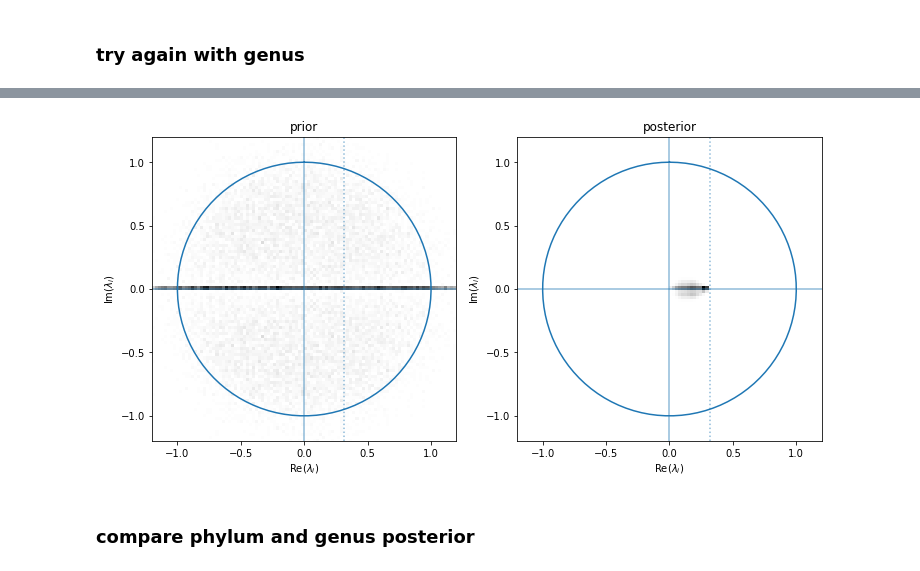
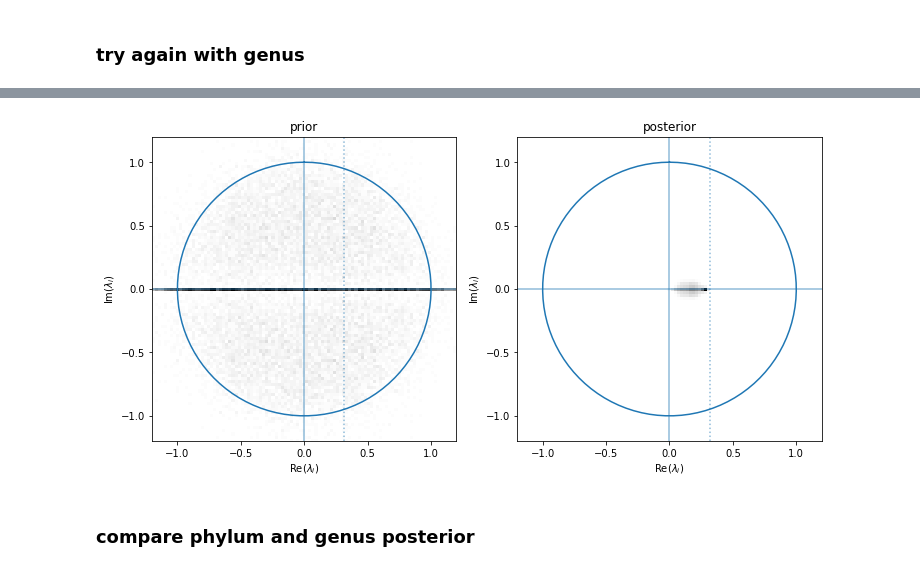
Before and after one commit to gregbritten/ecological_stability, a Jupyter notebook: py_code/null_eigenvalue_distributions.ipynb, the cells around one changed output, grey strips where cells are left out. Saved outputs shown, nothing was run; the diff lists cells and outputs as text; code cells hidden in the pictures.

```diff
--- a/py_code/null_eigenvalue_distributions.ipynb
+++ b/py_code/null_eigenvalue_distributions.ipynb
@@ -36,7 +36,7 @@ None
 histogram of distribution
 # %%
 niter = 50
-bin_edges = np.linspace(-1.2, 1.2, 101)
+bin_edges = np.linspace(-1.2, 1.2, 100)
 bin_centers = 0.5*(bin_edges[1:]+bin_edges[:-1])
 hist = np.zeros((bin_edges.size-1,bin_edges.size-1))
 
@@ -47,7 +47,7 @@ for p in ps:
         hist += np.histogram2d(x=eig.real/sqrt_p, y=eig.imag/sqrt_p, bins=(bin_edges,bin_edges))[0]
 
 fig, ax = plt.subplots(subplot_kw={'aspect':1.0}, figsize=(12,12))
-ax.pcolormesh(bin_centers, bin_centers, hist.T, cmap=plt.get_cmap('gray_r'))
+ax.pcolormesh(bin_edges, bin_edges, hist.T, cmap=plt.get_cmap('gray_r'))
 ax.plot(x_circ, y_circ)
 ax.set(xlabel='Re($\lambda_i$)', ylabel='Im($\lambda_i$)')
 None
@@ -156,7 +157,7 @@ and Rhat is the potential scale reduction factor on split chains (at
 convergence, Rhat=1).
 # %%
 niter = 2000
-bin_edges = np.linspace(-1.2, 1.2, 101)
+bin_edges = np.linspace(-1.2, 1.2, 100)
 bin_centers = 0.5*(bin_edges[1:]+bin_edges[:-1])
 hist_prior = np.zeros((bin_edges.size-1,bin_edges.size-1))
 hist_posterior = np.zeros((bin_edges.size-1,bin_edges.size-1))
@@ -238,33 +239,33 @@ and Rhat is the potential scale reduction factor on split chains (at
 convergence, Rhat=1).
 # %%
 niter = 2000
-bin_edges = np.linspace(-1.2, 1.2, 101)
+bin_edges = np.linspace(-1.2, 1.2, 100)
 bin_centers = 0.5*(bin_edges[1:]+bin_edges[:-1])
 hist_gen_prior = np.zeros((bin_edges.size-1,bin_edges.size-1))
 hist_gen_posterior = np.zeros((bin_edges.size-1,bin_edges.size-1))
 
 sqrt_p = np.sqrt(p)
 for i in range(niter):
     eig = np.linalg.eigvals(np.random.normal(size=(p,p), loc=phi_mu, scale=phi_sigma))
     hist_gen_prior += np.histogram2d(x=eig.real/sqrt_p, y=eig.imag/sqrt_p, bins=(bin_edges,bin_edges))[0]
 
 for i in range(mcmc_gen['PHI'].shape[0]):
     eig = np.linalg.eigvals(mcmc_gen['PHI'][i,:,:])
     hist_gen_posterior += np.histogram2d(x=eig.real/sqrt_p, y=eig.imag/sqrt_p, bins=(bin_edges,bin_edges))[0]
 
 fig, axs = plt.subplots(ncols=2, subplot_kw={'aspect':1.0}, figsize=(12,6))
 axs[0].pcolormesh(bin_edges, bin_edges, hist_gen_prior.T, cmap=plt.get_cmap('gray_r'))
 axs[1].pcolormesh(bin_edges, bin_edges, hist_gen_posterior.T, cmap=plt.get_cmap('gray_r'))
 for ax in axs.flat:
     ax.plot(x_circ, y_circ)
     ax.axvline(0.0, color='C0', alpha=0.5)
     ax.axvline(1.0/np.sqrt(p), color='C0', alpha=0.5, ls=':')
     ax.axhline(0.0, color='C0', alpha=0.5)
     ax.set(xlabel='Re($\lambda_i$)', ylabel='Im($\lambda_i$)')
 axs[0].set_title('prior')
 axs[1].set_title('posterior')
 None
 # %% [output]
-[figure, old version]
+[figure, new version]
 # %% [markdown]
 ### compare phylum and genus posterior
```
Also changed, not shown: parts of 17 cells of this notebook, 1 other file.
